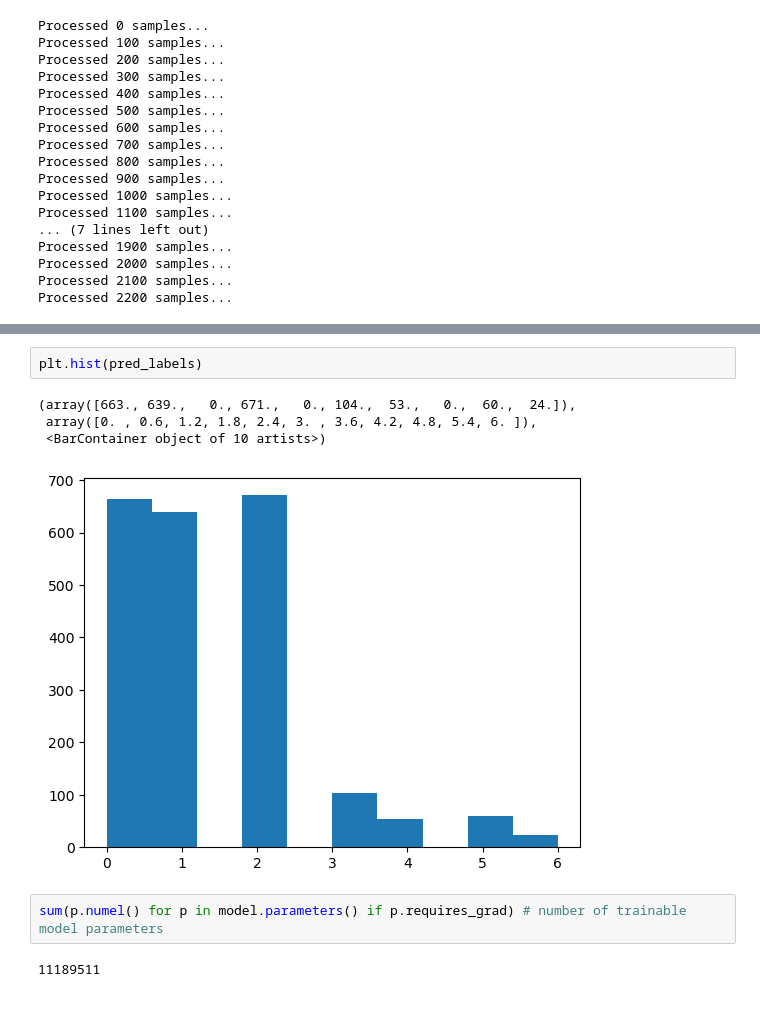
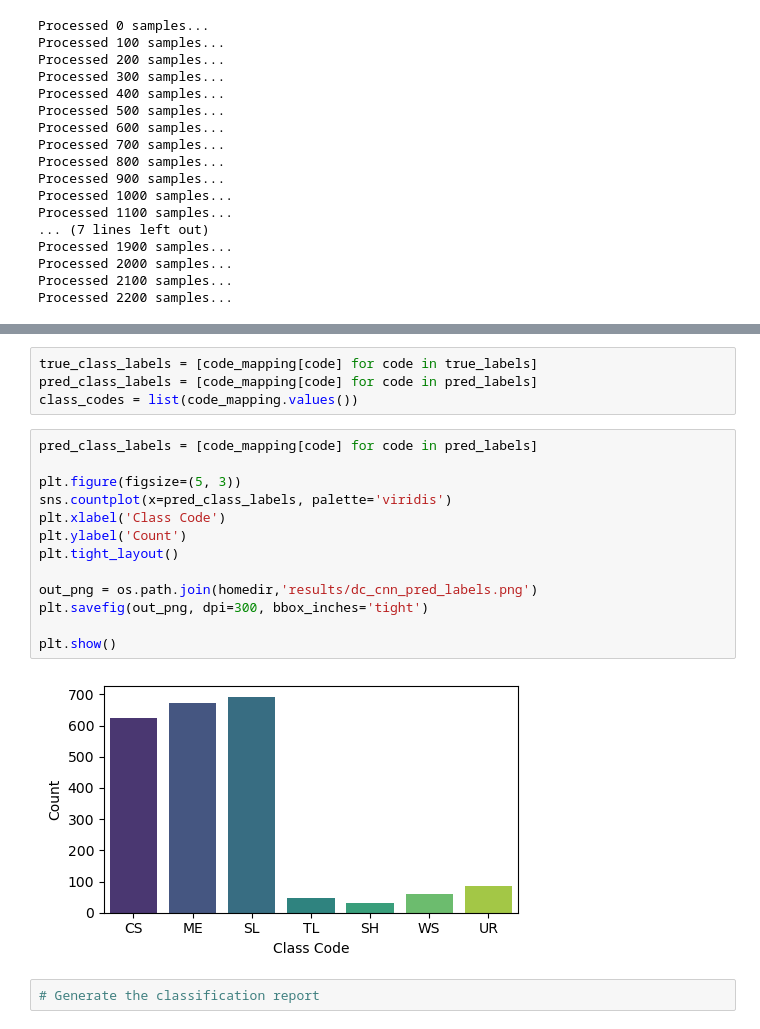
Before and after one commit to maxwellCcook/rooftop-mapping, a Jupyter notebook: code/04resnet18-training-dc.ipynb, the cells around one changed output, grey strips where cells are left out. Saved outputs shown, nothing was run; the diff lists cells and outputs as text.

```diff
--- a/code/04resnet18-training-dc.ipynb
+++ b/code/04resnet18-training-dc.ipynb
@@ -607,11 +568,21 @@ print(cor_labels)
 # %%
-plt.hist(pred_labels)
+true_class_labels = [code_mapping[code] for code in true_labels]
+pred_class_labels = [code_mapping[code] for code in pred_labels]
+class_codes = list(code_mapping.values())
-# %% [output]
-(array([663., 639.,   0., 671.,   0., 104.,  53.,   0.,  60.,  24.]),
- array([0. , 0.6, 1.2, 1.8, 2.4, 3. , 3.6, 4.2, 4.8, 5.4, 6. ]),
- <BarContainer object of 10 artists>)
-[figure, removed]
 # %%
-sum(p.numel() for p in model.parameters() if p.requires_grad) # number of trainable model parameters
+pred_class_labels = [code_mapping[code] for code in pred_labels]
+
+plt.figure(figsize=(5, 3))
+sns.countplot(x=pred_class_labels, palette='viridis')
+plt.xlabel('Class Code')
+plt.ylabel('Count')
+plt.tight_layout()
+
+out_png = os.path.join(homedir,'results/dc_cnn_pred_labels.png')
+plt.savefig(out_png, dpi=300, bbox_inches='tight')
+
+plt.show()
 # %% [output]
-11189511
+[figure, added]
+# %%
+# Generate the classification report
```
Also changed, not shown: parts of 43 cells of this notebook, 1 other file.
